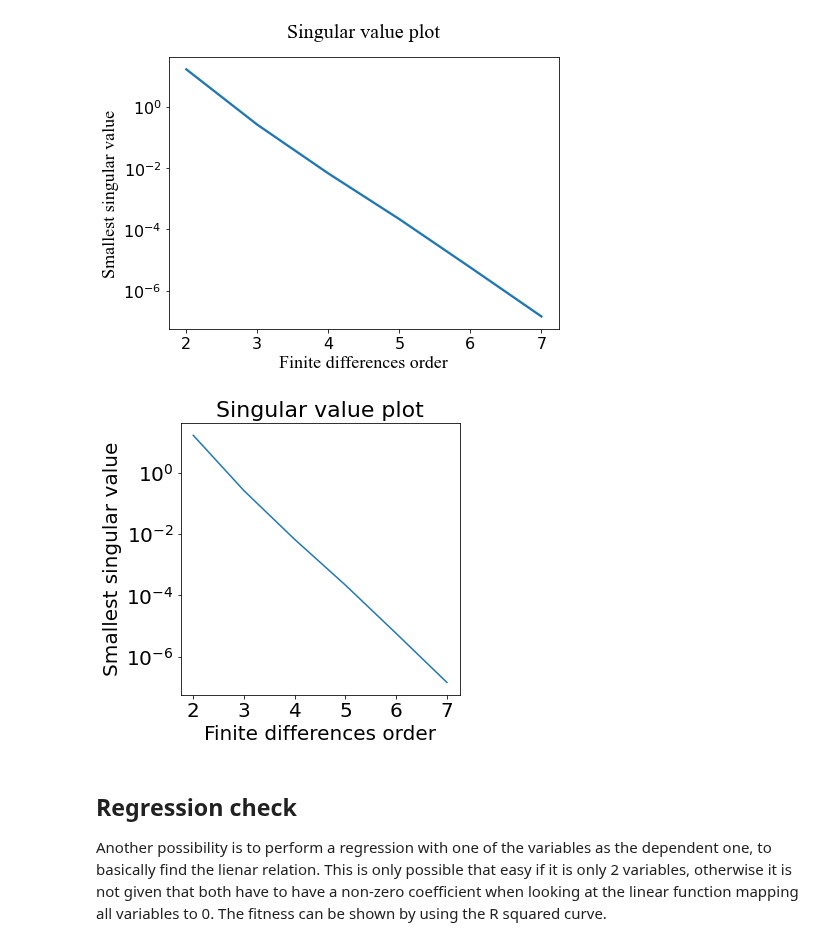
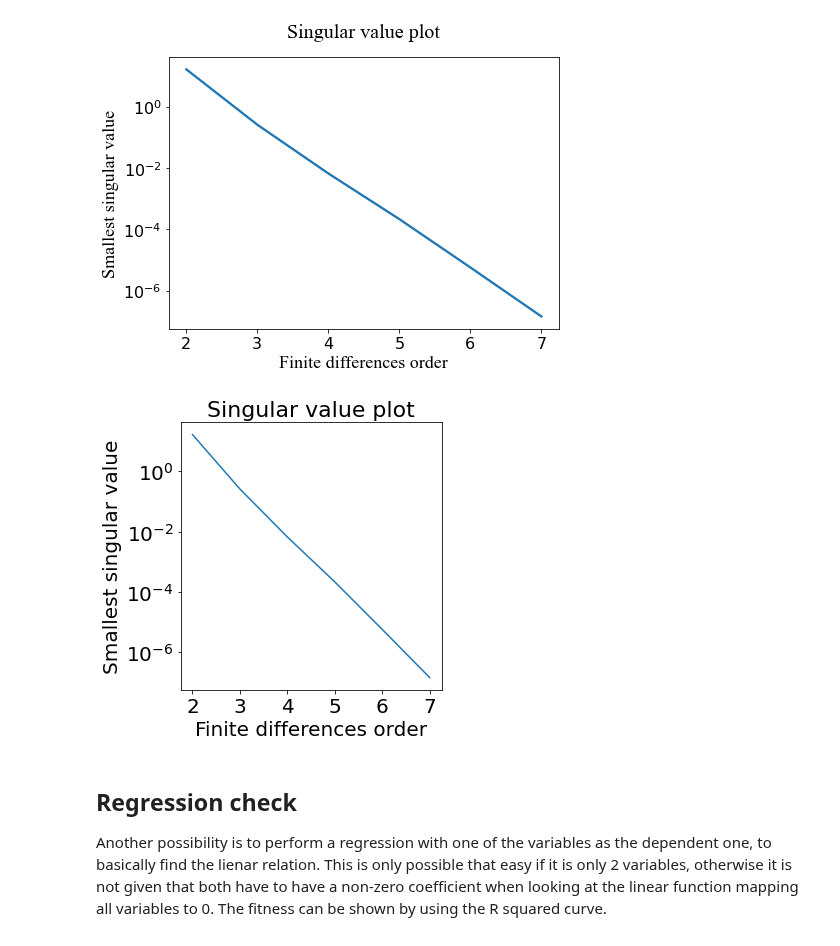
Before and after one commit to HillaryHauger/robust-identifiability-symbolic-recovery, a Jupyter notebook: Experiments Ambiguity Paper/Linear PDE Ambiguous.ipynb, the cells around one changed output. Saved outputs shown, nothing was run; the diff lists cells and outputs as text; code cells hidden in the pictures.

Commit message:
plt.tight_layout()

```diff
--- a/Experiments Ambiguity Paper/Linear PDE Ambiguous.ipynb
+++ b/Experiments Ambiguity Paper/Linear PDE Ambiguous.ipynb
@@ -182,21 +182,22 @@ plt.savefig(r'D:\OneDrive\Dokumente\Uni\Doktor\Paper\Projects\Physical Law Learn
 # %%
 # Poster
 titlesize = 22
 labelsize = titlesize - 2
 tickssize = labelsize
 plt.figure(figsize=(5,5))
 plt.plot(range(2,8), distance_svs)
 plt.title('Singular value plot', size=titlesize)
 plt.xlabel('Finite differences order', size=labelsize)
 plt.ylabel('Smallest singular value', size=labelsize)
 # plt.ylim((10,10**6))
 plt.xticks(fontsize=tickssize)
 plt.yticks(fontsize=tickssize)
 plt.yscale('log')
+plt.tight_layout()
 results_path = r'D:\OneDrive\Dokumente\Uni\Doktor\Paper\Projects\Physical Law Learning\ICASSP\Images'
 plt.savefig(os.path.join(results_path, 'linear_ambiguous.svg'))
 # %% [output]
-[figure, old version]
+[figure, new version]
 # %% [markdown]
 ## Regression check
 Another possibility is to perform a regression with one of the variables as the dependent one, to basically find the lienar relation. This is only possible that easy if it is only 2 variables, otherwise it is not given that both have to have a non-zero coefficient when looking at the linear function mapping all variables to 0. The fitness can be shown by using the R squared curve.
```
Also changed, not shown: 1 other file.
